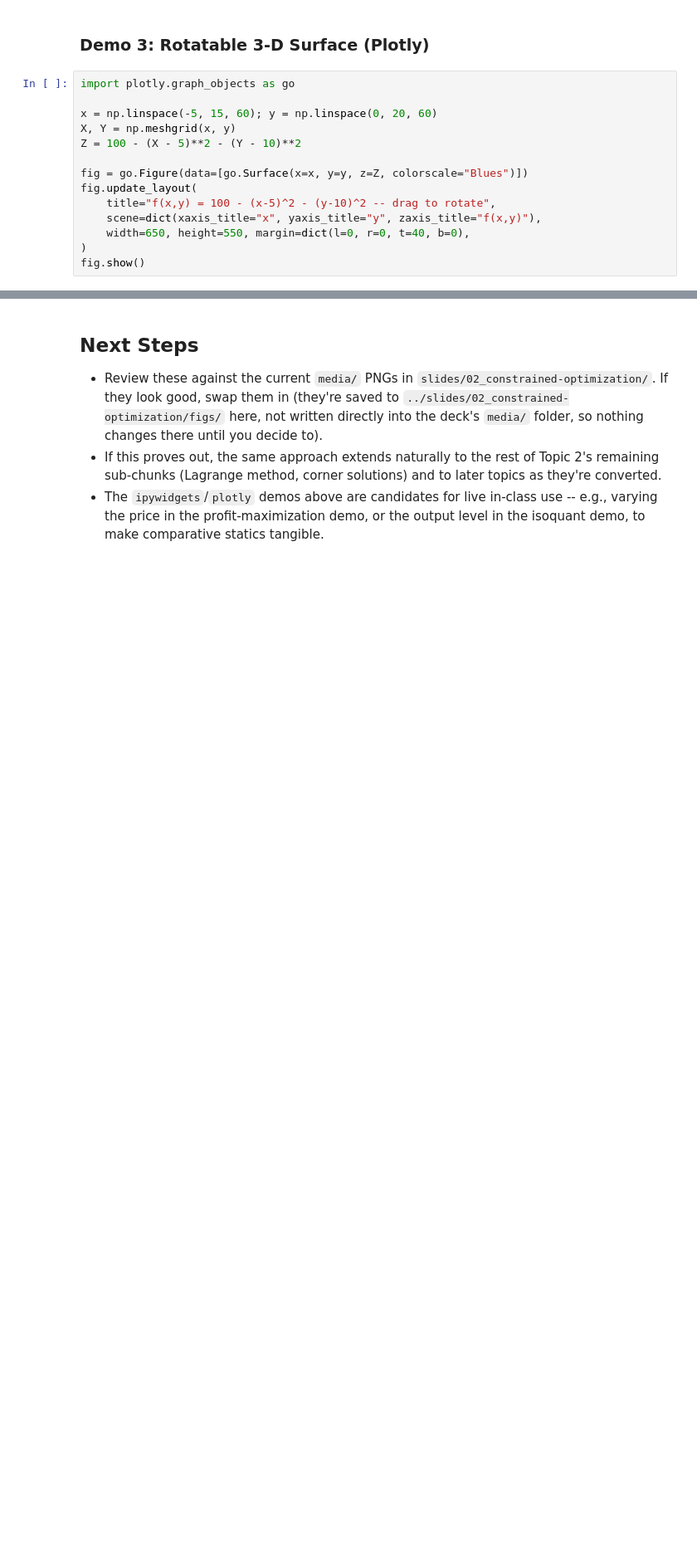
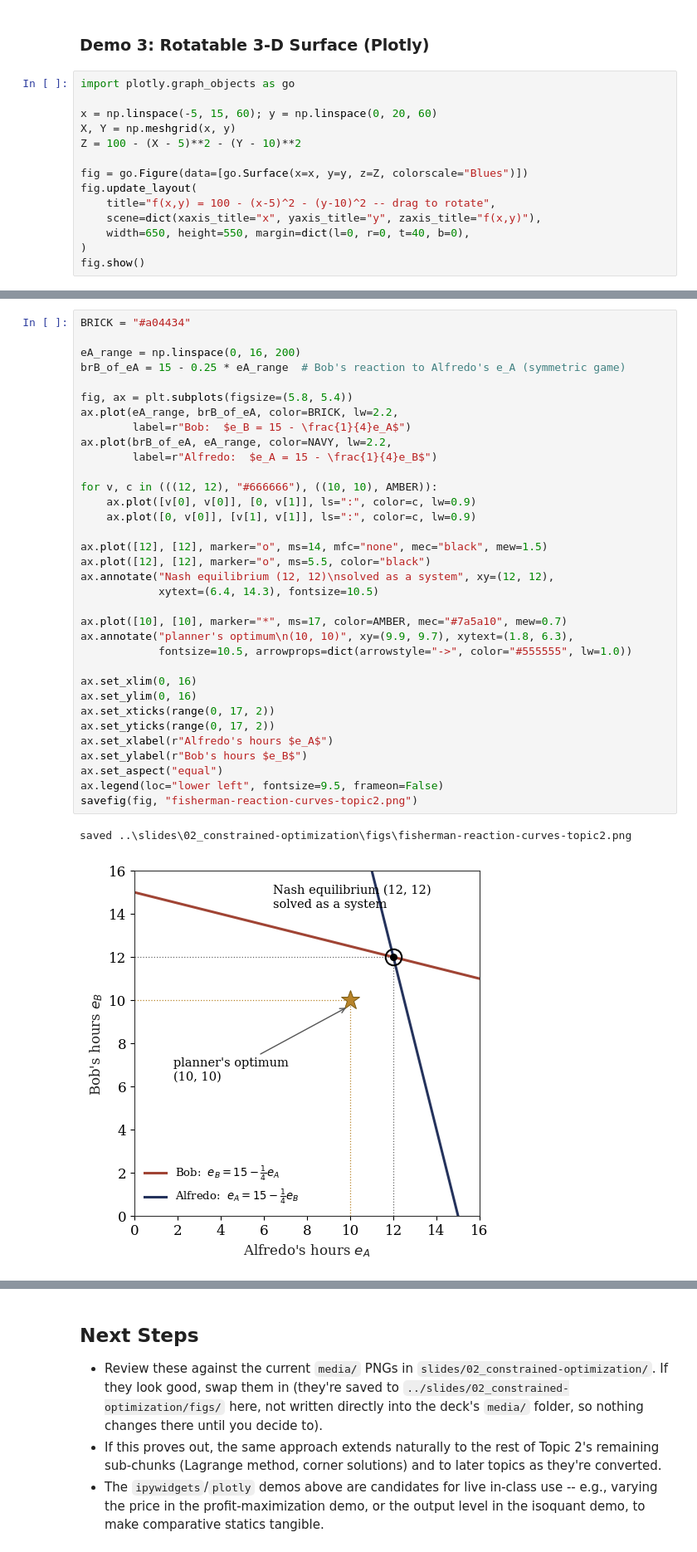
Before and after one commit to jhconning/hunter_eco701, a Jupyter notebook: notebooks/topic02_constrained_optimization_figures.ipynb, the cells around one changed output, grey strips where cells are left out. Shown at 83% size. Saved outputs shown, nothing was run; the diff lists cells and outputs as text; blank space fills up the shorter version.

```diff
--- a/notebooks/topic02_constrained_optimization_figures.ipynb
+++ b/notebooks/topic02_constrained_optimization_figures.ipynb
@@ -379,0 +388,37 @@ fig.show()
+# %%
+BRICK = "#a04434"
+
+eA_range = np.linspace(0, 16, 200)
+brB_of_eA = 15 - 0.25 * eA_range  # Bob's reaction to Alfredo's e_A (symmetric game)
+
+fig, ax = plt.subplots(figsize=(5.8, 5.4))
+ax.plot(eA_range, brB_of_eA, color=BRICK, lw=2.2,
+        label=r"Bob:  $e_B = 15 - \frac{1}{4}e_A$")
+ax.plot(brB_of_eA, eA_range, color=NAVY, lw=2.2,
+        label=r"Alfredo:  $e_A = 15 - \frac{1}{4}e_B$")
+
+for v, c in (((12, 12), "#666666"), ((10, 10), AMBER)):
+    ax.plot([v[0], v[0]], [0, v[1]], ls=":", color=c, lw=0.9)
+    ax.plot([0, v[0]], [v[1], v[1]], ls=":", color=c, lw=0.9)
+
+ax.plot([12], [12], marker="o", ms=14, mfc="none", mec="black", mew=1.5)
+ax.plot([12], [12], marker="o", ms=5.5, color="black")
+ax.annotate("Nash equilibrium (12, 12)\nsolved as a system", xy=(12, 12),
+            xytext=(6.4, 14.3), fontsize=10.5)
+
+ax.plot([10], [10], marker="*", ms=17, color=AMBER, mec="#7a5a10", mew=0.7)
+ax.annotate("planner's optimum\n(10, 10)", xy=(9.9, 9.7), xytext=(1.8, 6.3),
+            fontsize=10.5, arrowprops=dict(arrowstyle="->", color="#555555", lw=1.0))
+
+ax.set_xlim(0, 16)
+ax.set_ylim(0, 16)
+ax.set_xticks(range(0, 17, 2))
+ax.set_yticks(range(0, 17, 2))
+ax.set_xlabel(r"Alfredo's hours $e_A$")
+ax.set_ylabel(r"Bob's hours $e_B$")
+ax.set_aspect("equal")
+ax.legend(loc="lower left", fontsize=9.5, frameon=False)
+savefig(fig, "fisherman-reaction-curves-topic2.png")
+# %% [output]
+saved ..\slides\02_constrained-optimization\figs\fisherman-reaction-curves-topic2.png
+[figure, added]
```
Also changed, not shown: parts of 3 cells of this notebook, 8 other files.
